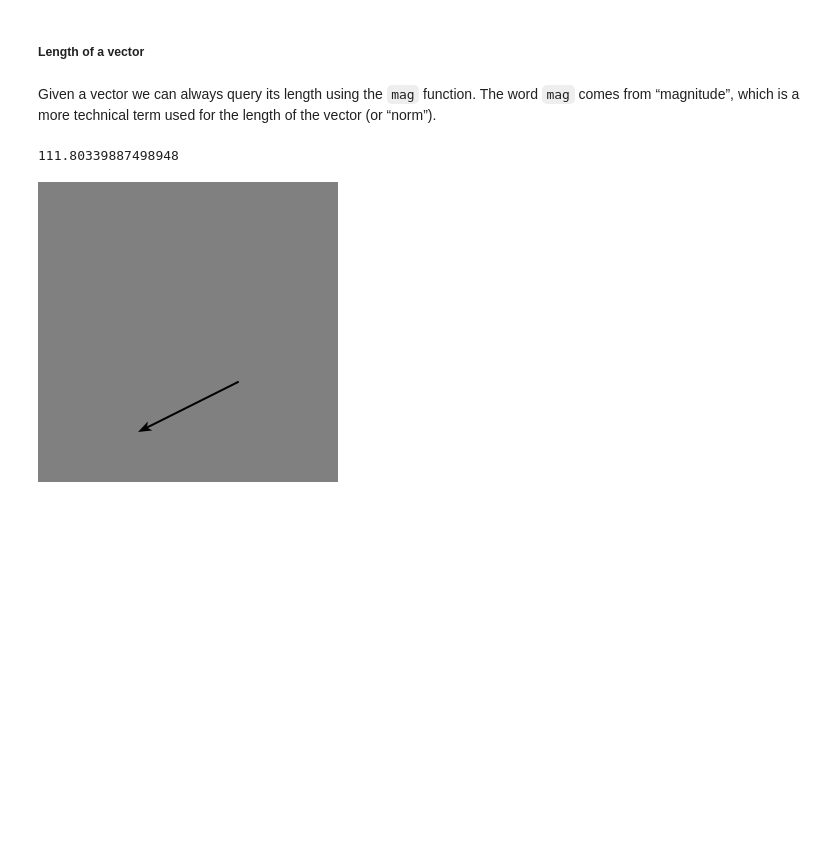
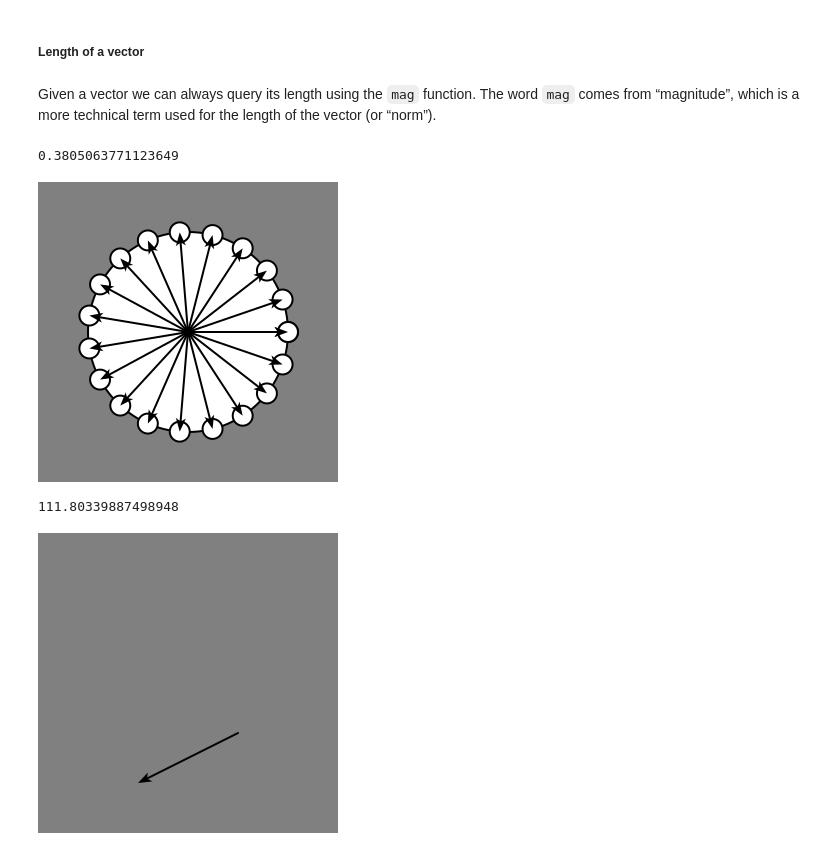
Before and after one commit to colormotor/generative_drawing_py, a Jupyter notebook: examples/week5/lists_and_vectors.ipynb, the cells around one changed output. Cells and saved outputs as stored; diff of their text form; code cells hidden in the pictures; blank space fills up the shorter version.

```diff
--- a/examples/week5/lists_and_vectors.ipynb
+++ b/examples/week5/lists_and_vectors.ipynb
@@ -570,6 +576,24 @@ When using interactive sketches, we can also get the position of the mouse as a
 ##### Length of a vector
 # %% [markdown]
 Given a vector we can always query its length using the `mag` function. The word `mag` comes from &ldquo;magnitude&rdquo;, which is a more technical term used for the length of the vector (or &ldquo;norm&rdquo;).
+# %%
+a = Vector(100, 40)
+heading(a)
+# %% [output]
+0.3805063771123649
+# %%
+create_canvas(300, 300)
+translate(center)
+r = 100
+circle((0, 0), r)
+for angle in linspace(0, 2*PI, 20):
+    p = direction(angle)*r
+    circle(p, 10)
+    arrow(Vector(0, 0), p)
+    #circle(cos(angle)*r, sin(angle)*r, 10)
+show()
+# %% [output]
+[figure, added]
 # %%
 create_canvas(300, 300)
 a = Vector(200, 200)
```
Also changed, not shown: parts of 5 cells of this notebook, 1 other file.
